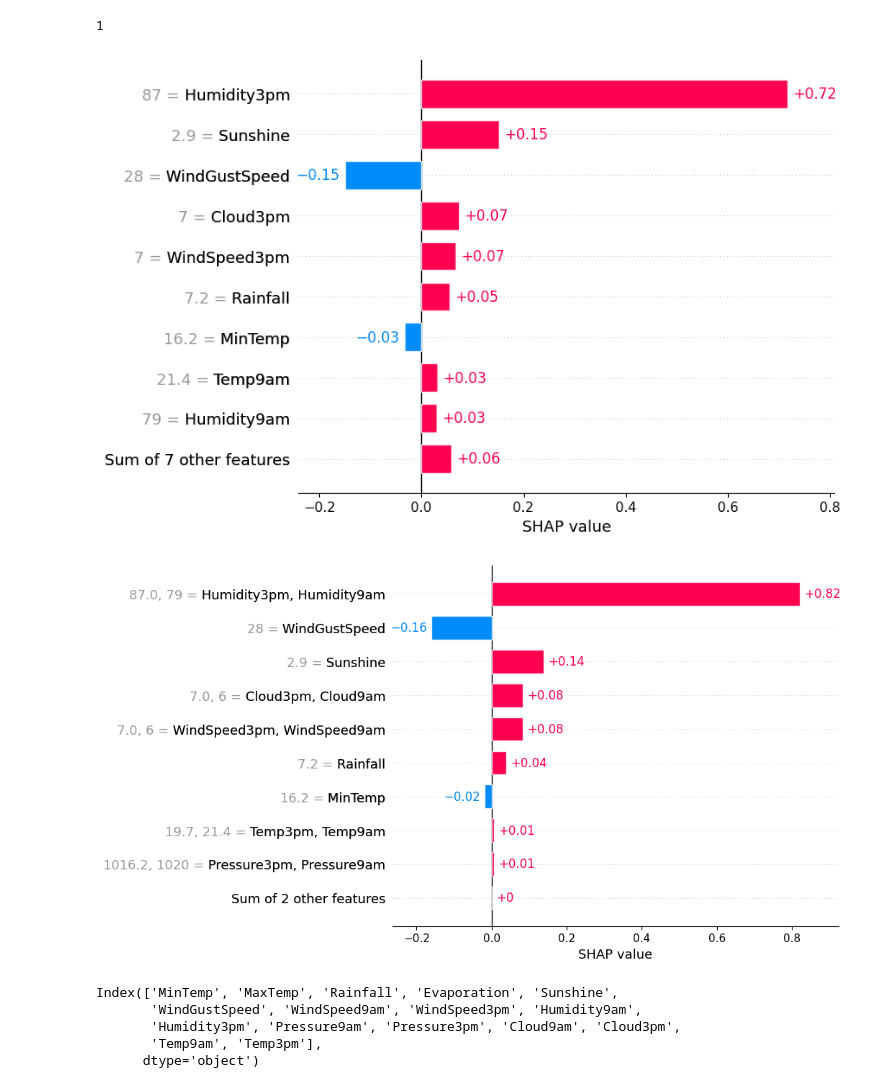
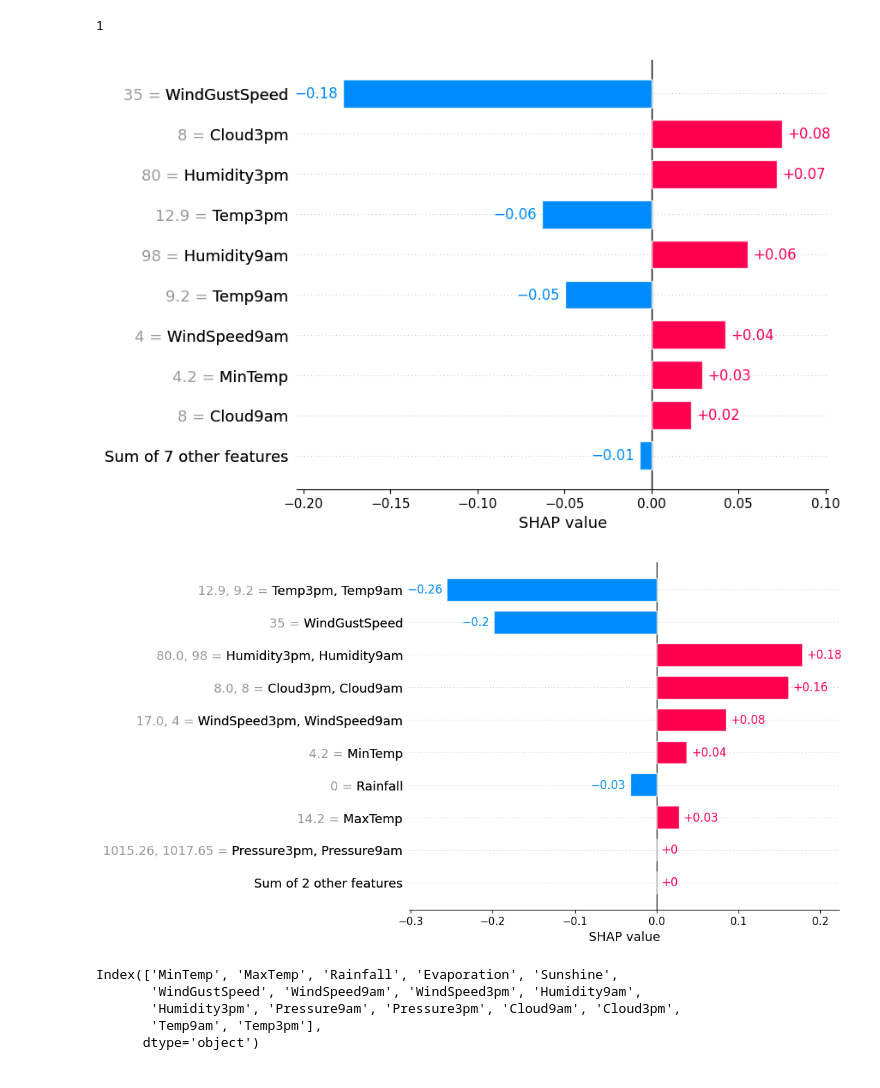
Before and after one commit to akleinau/Finch, a Jupyter notebook: classification_any_data.ipynb, the cells around one changed output. Saved outputs shown, nothing was run; the diff lists cells and outputs as text; code cells hidden in the pictures.

```diff
--- a/classification_any_data.ipynb
+++ b/classification_any_data.ipynb
@@ -73,30 +73,25 @@ print_accuracy(nn.predict)
 # %% [output]
 Accuracy = 83.9129364604944%
 # %%
-INDEX = 26
+INDEX = 29
+item = X_test.iloc[[INDEX]]
 y_test[INDEX]
 # %% [output]
 1
 # %%
 # select only first entry of X_test
-item = X_test.iloc[[INDEX]]
 shap_values = feature.calc_shap_values(item, X_train_means, nn, COLUMNS)
 shap.plots.bar(shap_values[0])
 # %% [output]
-[figure, old version]
+[figure, new version]
 # %%
 #entangle the named columns
 #COL_LIST = [['Humidity3pm', 'Pressure3pm', 'Temp3pm', 'WindSpeed3pm', 'Cloud3pm'], ['Humidity9am', 'Pressure9am', 'Temp9am', 'WindSpeed9am', 'Cloud9am']]
 COL_LIST = [['Temp3pm', 'Temp9am'], ['Humidity3pm', 'Humidity9am'], ['Pressure3pm', 'Pressure9am'], ['WindSpeed3pm', 'WindSpeed9am'], ['Cloud3pm', 'Cloud9am']]
-
-tmp_X_test = feature.combine_columns(X_test.copy(), COL_LIST)
-tmp_X_train_means = feature.combine_columns(X_train_means.copy(), COL_LIST)
-
-item = tmp_X_test.iloc[[INDEX]]
-shap_values = feature.calc_shap_values(item, tmp_X_train_means, nn, COLUMNS)
+shap_values = feature.calc_shap_values(item, X_train_means, nn, COLUMNS, COL_LIST)
 shap.plots.bar(shap_values[0])
 # %% [output]
-[figure, old version]
+[figure, new version]
 # %%
 COLUMNS
 # %% [output]
```
Also changed, not shown: 1 other file.
